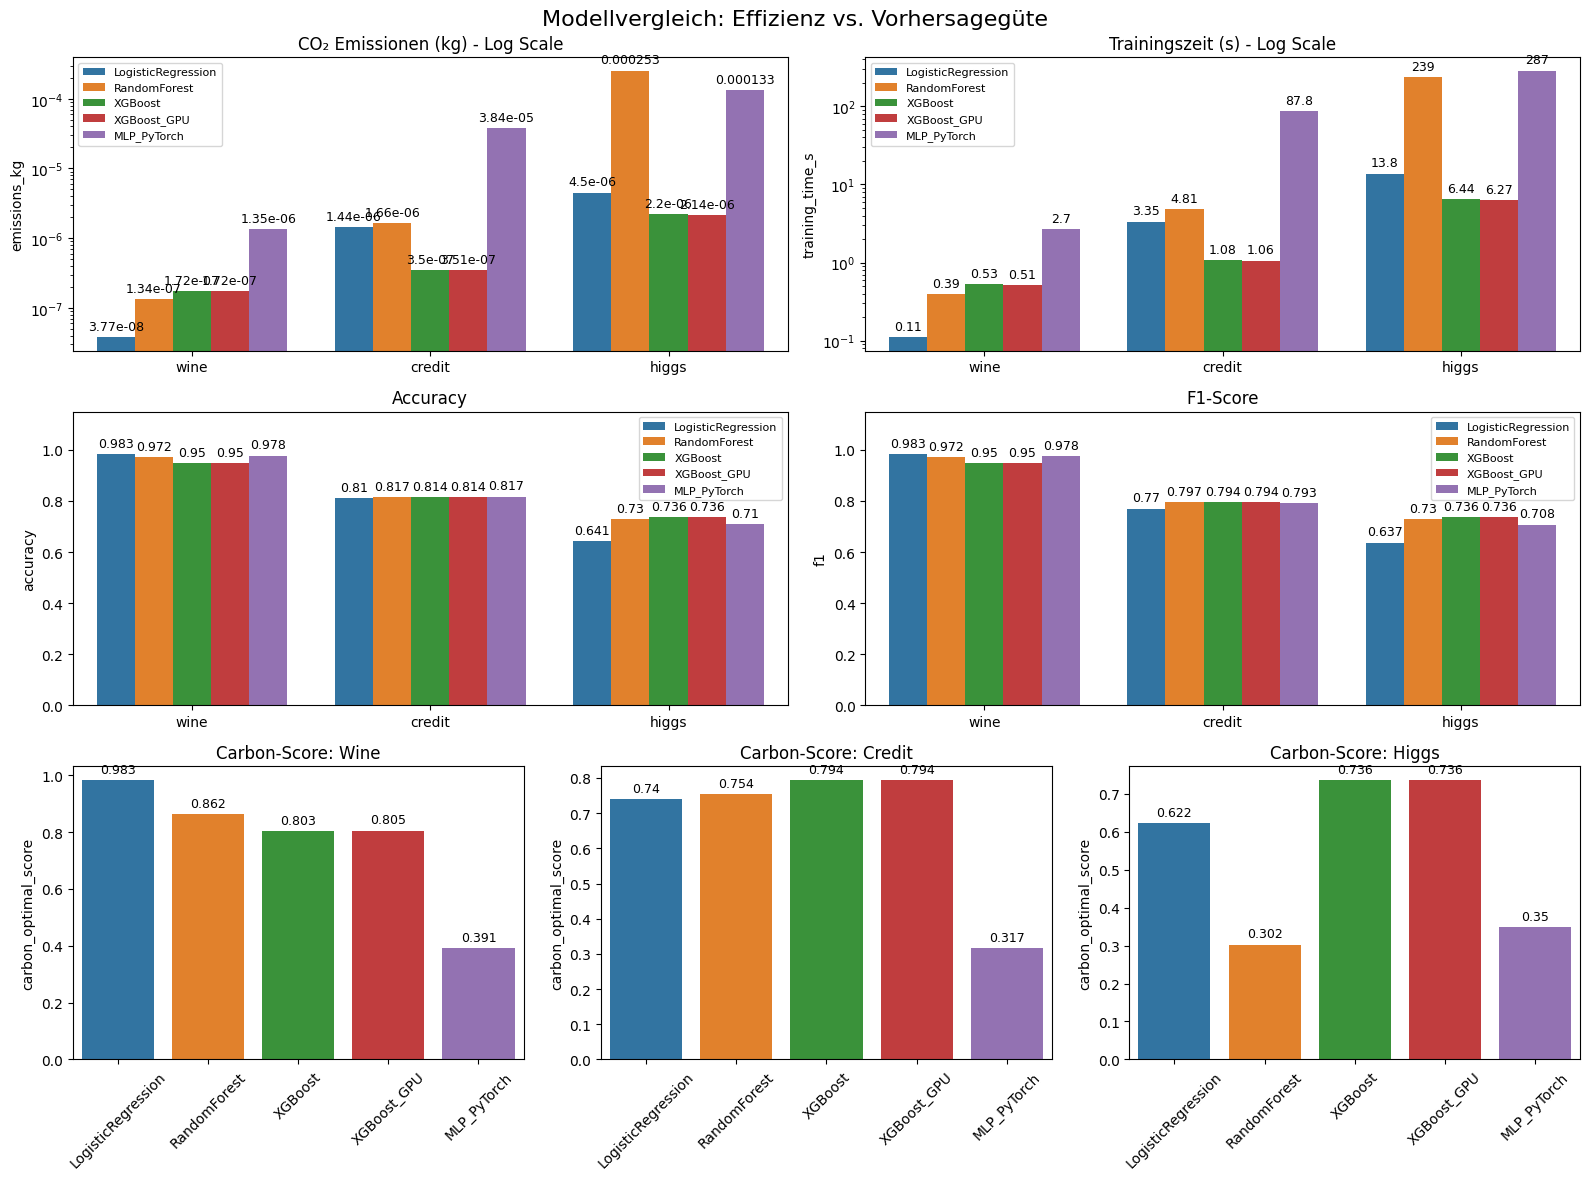
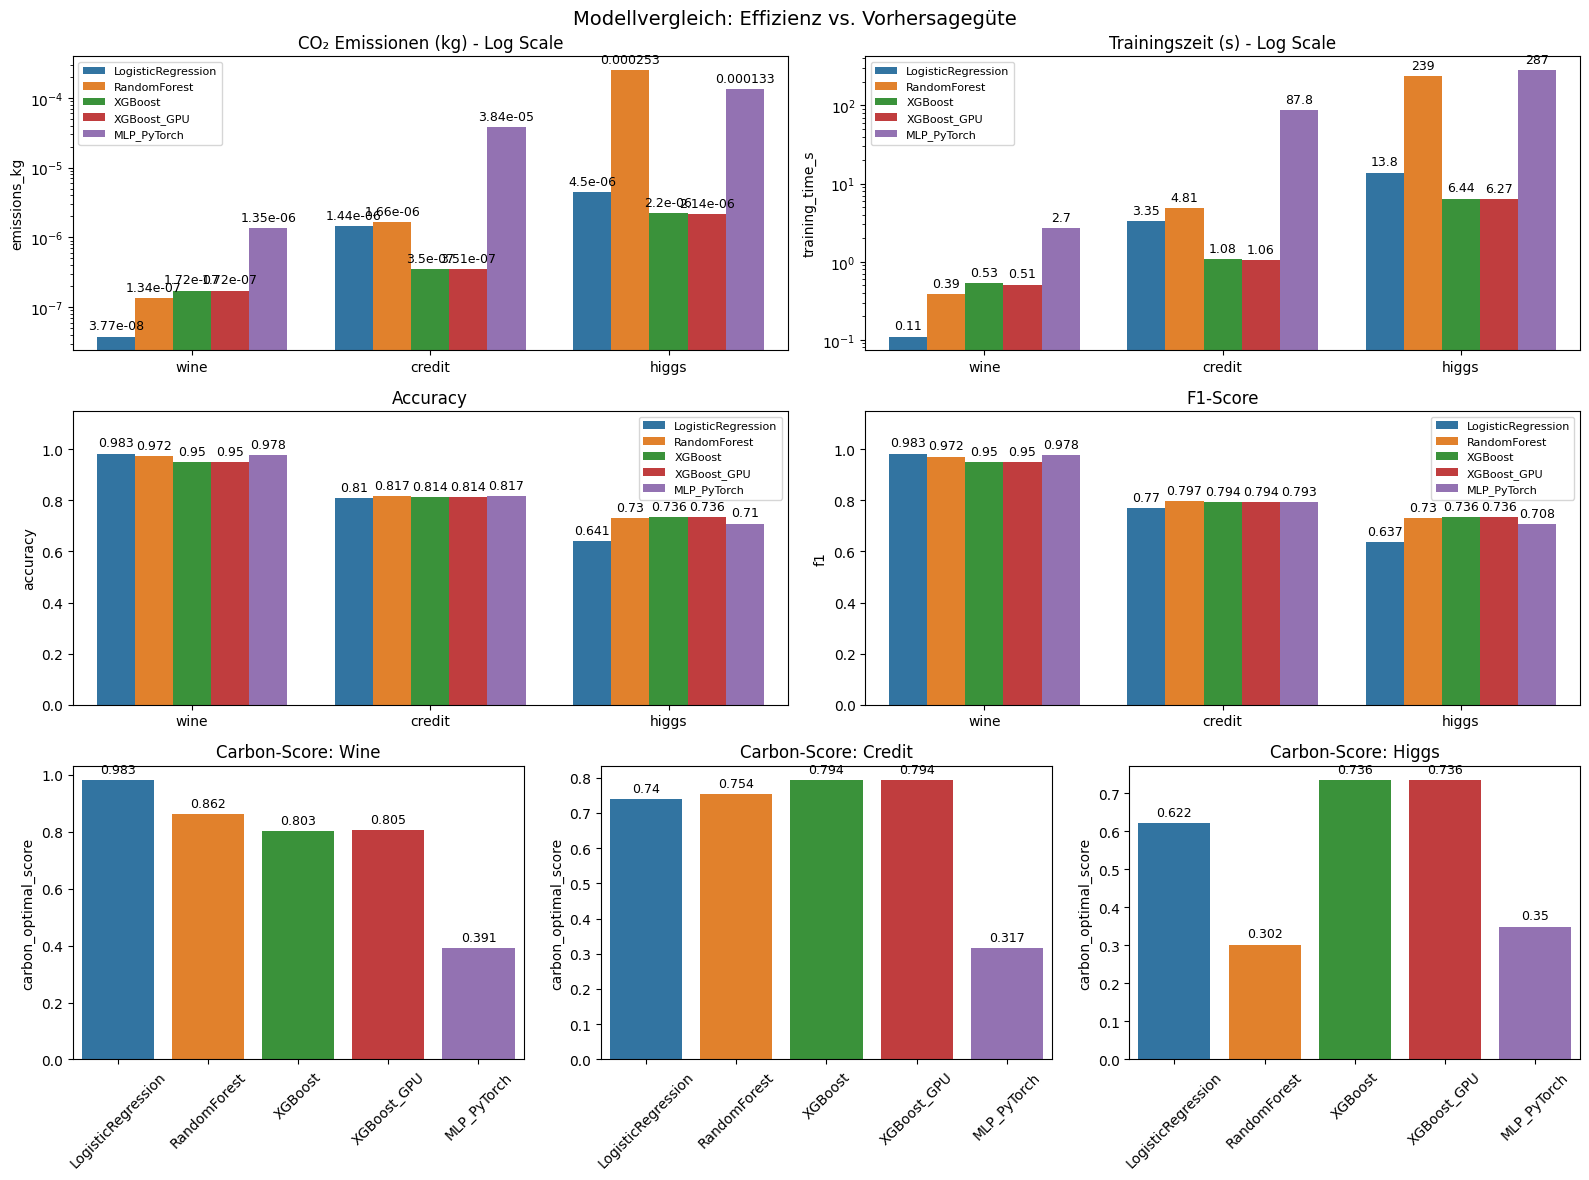
The change to this notebook cell's code, shown as a diff; its figure went from the first image to the second:
--- before
+++ after
@@ -30,5 +30,5 @@
 
 fig, axes = plt.subplot_mosaic(layout, figsize=(16, 12))
-fig.suptitle("Modellvergleich: Effizienz vs. Vorhersagegüte", fontsize=16)
+fig.suptitle("Modellvergleich: Effizienz vs. Vorhersagegüte", fontsize=14)
 
 sns.barplot(data=df, x="dataset", y="emissions_kg", hue="model", ax=axes["emissions"])
@@ -60,4 +60,5 @@
     axes[key].set_title(f"Carbon-Score: {ds.capitalize()}")
     axes[key].set_xlabel("")
+    axes["acc"].set_ylim(0, 1.3)
     axes[key].tick_params(axis='x', rotation=45)
 

Commit: added some formatting for the visualization